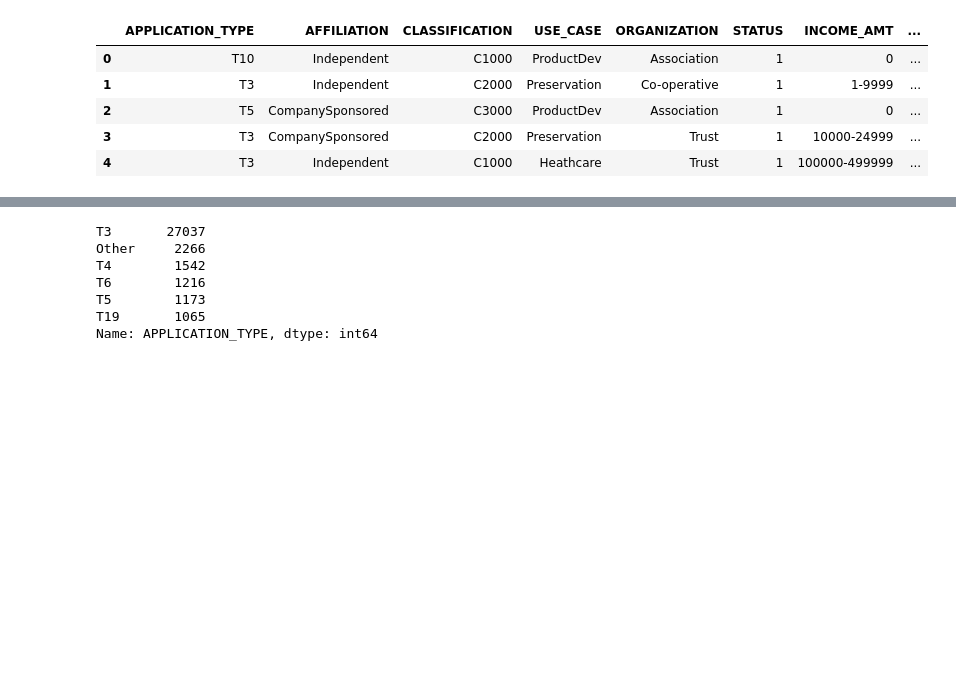
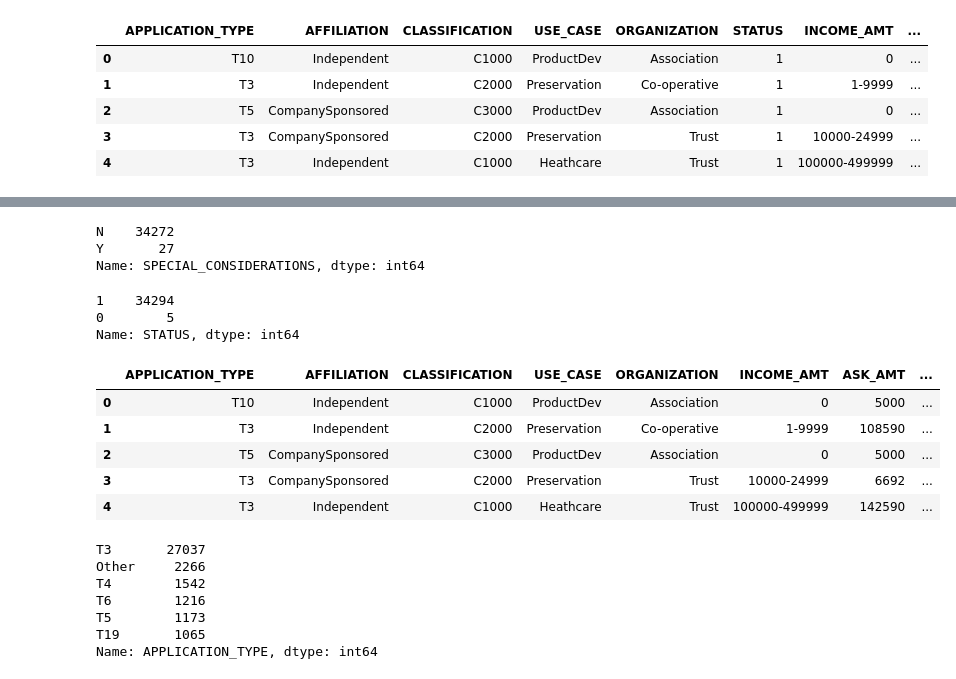
Before and after one commit to fannysigouin/deep-learning-challenge, a Jupyter notebook: AlphabetSoupCharity_Optimization.ipynb, the cells around one changed output, grey strips where cells are left out. Cells and saved outputs as stored; diff of their text form; code cells hidden in the pictures; blank space fills up the shorter version.

```diff
--- a/AlphabetSoupCharity_Optimization.ipynb
+++ b/AlphabetSoupCharity_Optimization.ipynb
@@ -42,6 +42,31 @@ SPECIAL_CONSIDERATIONS       2
 ASK_AMT                   8747
 IS_SUCCESSFUL                2
 dtype: int64
+# %%
+#Check value counts of SPECIAL CONSIDERATIONS column
+application_df['SPECIAL_CONSIDERATIONS'].value_counts()
+# %% [output]
+N    34272
+Y       27
+Name: SPECIAL_CONSIDERATIONS, dtype: int64
+# %%
+#Check value counts for STATUS column
+application_df['STATUS'].value_counts()
+# %% [output]
+1    34294
+0        5
+Name: STATUS, dtype: int64
+# %%
+#Drop SPECIAL_CONSIDERATIONS column as value N accounts for only 0.07% of the dataset and drop STATUS column has status 0 accounts for only 0.01% of the dataset
+application_df = application_df.drop(['SPECIAL_CONSIDERATIONS', 'STATUS'], axis = 1)
+application_df.head()
+# %% [output]
+|  | APPLICATION_TYPE | AFFILIATION | CLASSIFICATION | USE_CASE | ORGANIZATION | INCOME_AMT | ASK_AMT | ... |
+| 0 | T10 | Independent | C1000 | ProductDev | Association | 0 | 5000 | ... |
+| 1 | T3 | Independent | C2000 | Preservation | Co-operative | 1-9999 | 108590 | ... |
+| 2 | T5 | CompanySponsored | C3000 | ProductDev | Association | 0 | 5000 | ... |
+| 3 | T3 | CompanySponsored | C2000 | Preservation | Trust | 10000-24999 | 6692 | ... |
+| 4 | T3 | Independent | C1000 | Heathcare | Trust | 100000-499999 | 142590 | ... |
 # %%
 # Choose a cutoff value and create a list of application types to be replaced
 # use the variable name `application_types_to_replace`
```
Also changed, not shown: parts of 30 cells of this notebook, 5 other files.
